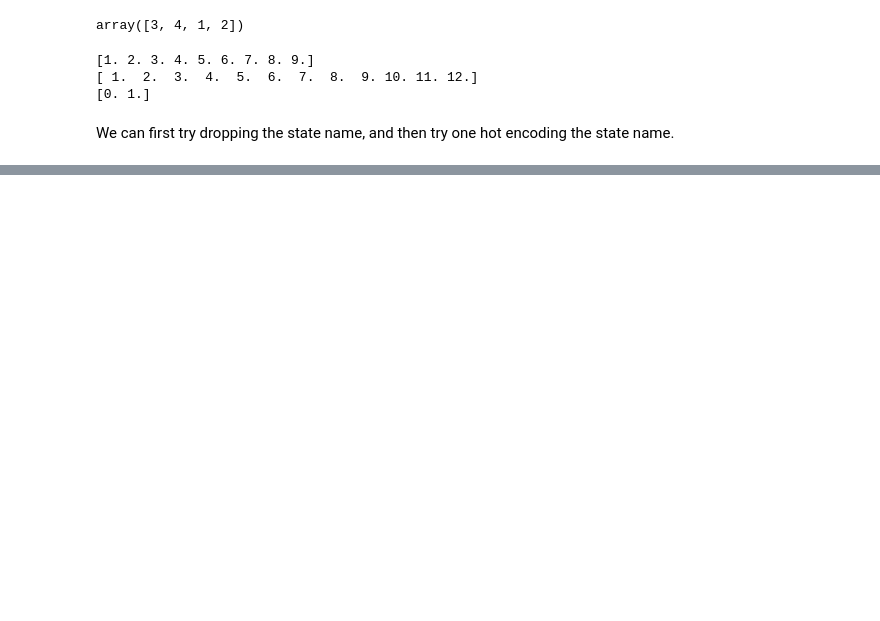
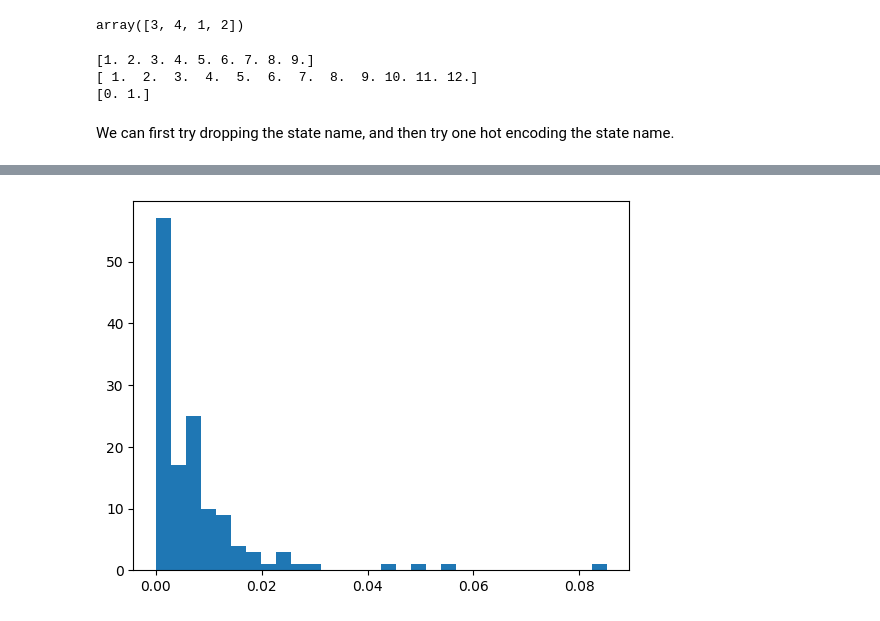
Before and after one commit to jessebmurray/COVID-19, a Jupyter notebook: county_modeling.ipynb, the cells around one changed output, grey strips where cells are left out. Drawn from its saved outputs; the diff is of its cells as text; code cells hidden in the pictures; blank space fills up the shorter version.

Commit message:
finished xgboost and random forest performance and features

```diff
--- a/county_modeling.ipynb
+++ b/county_modeling.ipynb
@@ -125,0 +182,23 @@ We can first try dropping the state name, and then try one hot encoding the stat
+# %%
+from sklearn.preprocessing import OneHotEncoder
+
+OH_encoder = OneHotEncoder(handle_unknown='ignore', sparse=False)
+
+# Fit and apply one hot transformation
+OH_cols_train = pd.DataFrame(OH_encoder.fit_transform(pd.DataFrame(X_train[one_hot_columns])))
+OH_cols_valid = pd.DataFrame(OH_encoder.transform(pd.DataFrame(X_valid[one_hot_columns])))
+
+# One-hot encoding removed index; put it back
+OH_cols_train.index = X_train.index
+OH_cols_valid.index = X_valid.index
+
+# Remove categorical columns (will replace with one-hot encoding)
+X_train = X_train.drop(one_hot_columns, axis=1)
+X_valid = X_valid.drop(one_hot_columns, axis=1)
+
+# Add one-hot encoded columns to numerical features
+X_train = pd.concat([X_train, OH_cols_train], axis=1)
+X_valid = pd.concat([X_valid, OH_cols_valid], axis=1)
+# %%
+X_train.rename(columns=sorted_states_dict, inplace=True)
+X_valid.rename(columns=sorted_states_dict, inplace=True)
@@ -125,0 +254,11 @@ We can first try dropping the state name, and then try one hot encoding the stat
+# %%
+from sklearn.ensemble import RandomForestRegressor
+from sklearn.metrics import mean_absolute_error
+
+def score_dataset(X_train, X_valid, y_train, y_valid, n_estimators):
+    model = RandomForestRegressor(n_estimators=n_estimators, random_state=1)
+    model.fit(X_train, y_train)
+    preds = model.predict(X_valid)
+    return mean_absolute_error(y_valid, preds), model.feature_importances_
+# %%
+performance, importances = score_dataset(X_train, X_valid, y_train, y_valid, n_estimators=100)
@@ -125,0 +295,5 @@ We can first try dropping the state name, and then try one hot encoding the stat
+# %%
+plt.hist(importances, bins=30)
+plt.show()
+# %% [output]
+[figure, added]
```
Also changed, not shown: parts of 59 cells of this notebook, 4 other files.
